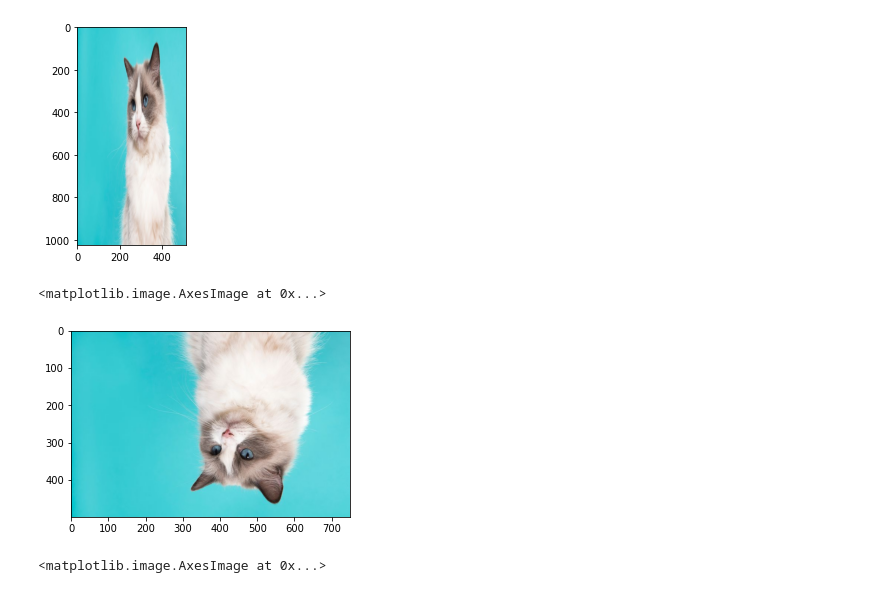
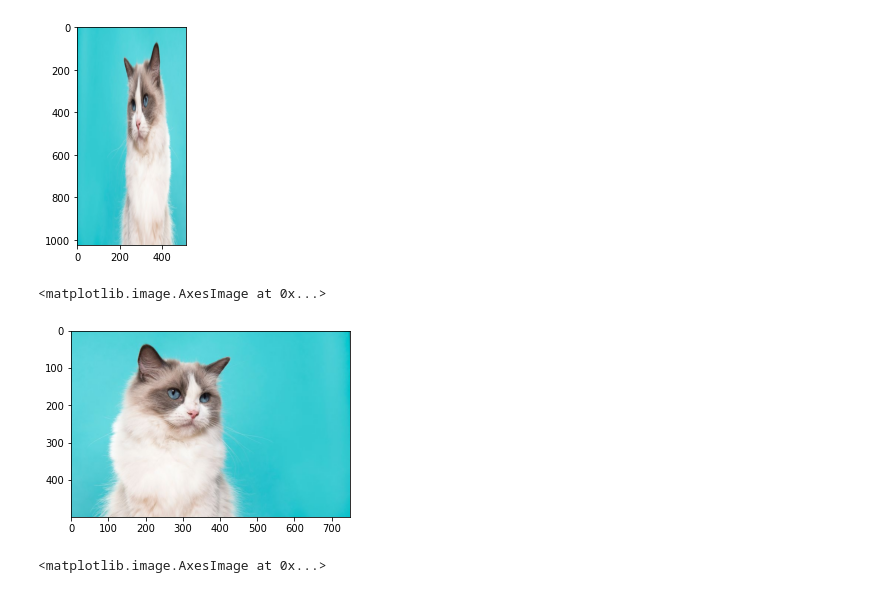
Before and after one commit to RinaHariyanti/PCVK_Genap_2023, a Jupyter notebook: Week2.ipynb, the cells around one changed output. Drawn from its saved outputs; the diff is of its cells as text; code cells hidden in the pictures.

```diff
--- a/Week2.ipynb
+++ b/Week2.ipynb
@@ -47,18 +47,21 @@ plt.imshow(img4)
 <matplotlib.image.AxesImage at 0x...>
 [figure]
 # %%
-img5 = cv.flip(cv.cvtColor(img,cv.COLOR_BGR2RGB),0)
+#vertikal
+#img5 = cv.flip(cv.cvtColor(img,cv.COLOR_BGR2RGB),0)
+#Horizontal
+img5 = cv.flip(cv.cvtColor(img,cv.COLOR_BGR2RGB),1)
 
 # simpan File image
 # cv.imwrite('/content/drive/MyDrive/PCVK/Images/kucing.jpg', img5)
 
 # tampilkan plot dengan ukuran canvas yang lebih besar
 fig = plt.figure(figsize=(5,5))     #ubah-ubah ukuran (10,10)dengan (5,5)
 ax = fig.add_subplot(111)
 ax.imshow(img5)
 # %% [output]
 <matplotlib.image.AxesImage at 0x...>
-[figure, old version]
+[figure, new version]
 # %%
 black_img = np.zeros(shape=(512,512,3),dtype=np.int16)
 plt.imshow(black_img)
```
Also changed, not shown: parts of 15 cells of this notebook.
